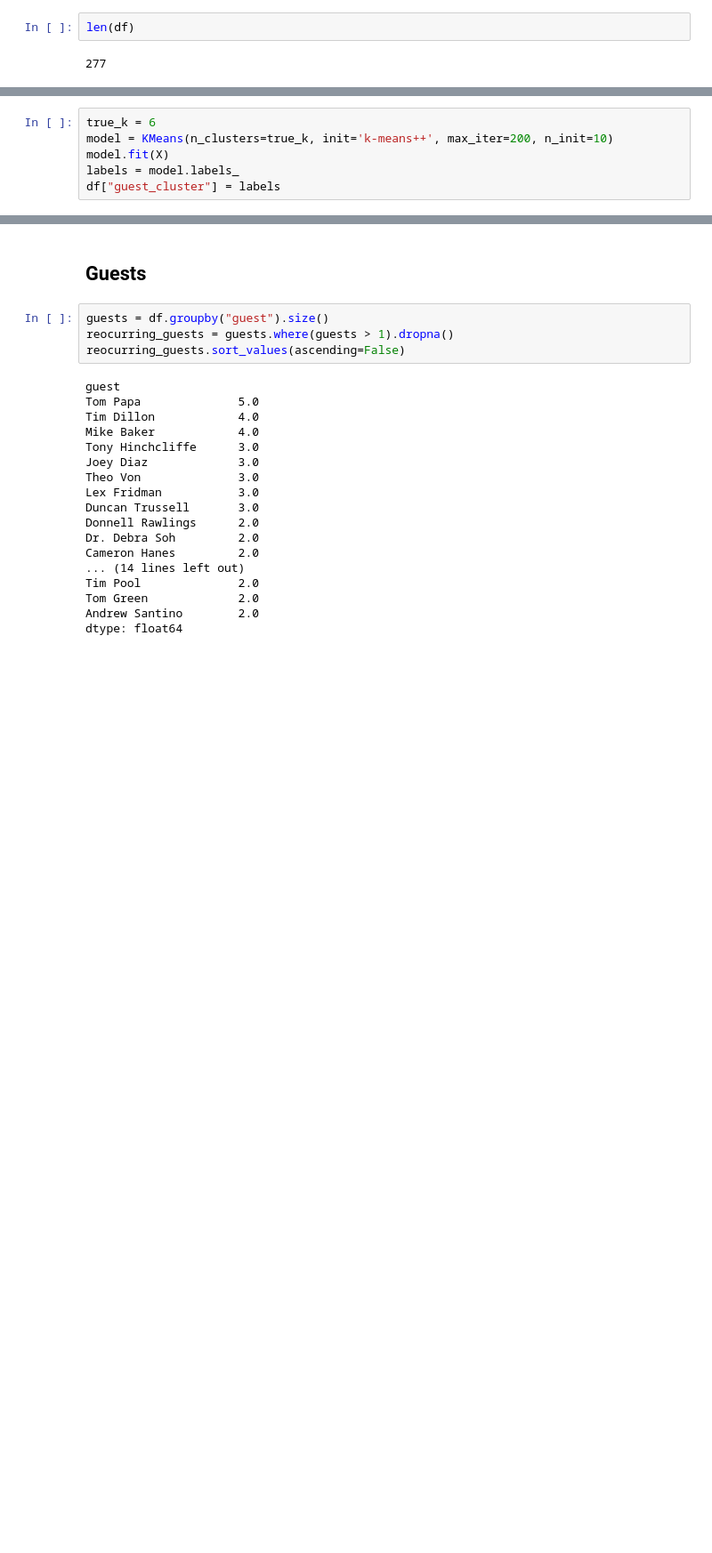
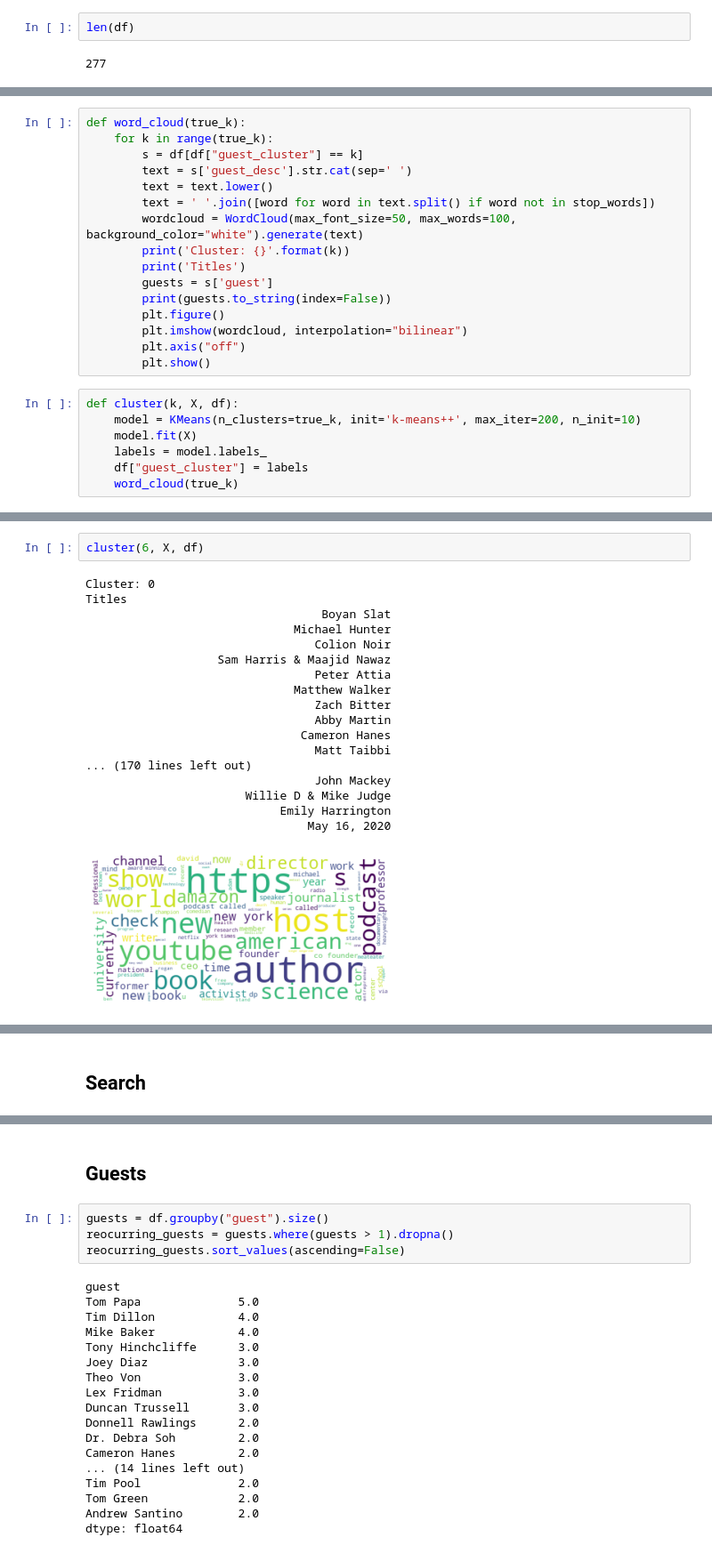
Before and after one commit to BryceHamilton/jre, a Jupyter notebook: analysis.ipynb, the cells around one changed output, grey strips where cells are left out. Shown: that part at 89% size. Drawn from its saved outputs; the diff is of its cells as text; blank space fills up the shorter version.

```diff
--- a/analysis.ipynb
+++ b/analysis.ipynb
@@ -28,6 +57,23 @@ X = vectorizer.fit_transform(all_docs)
+# %%
+def word_cloud(true_k):
+    for k in range(true_k):
+        s = df[df["guest_cluster"] == k]
+        text = s['guest_desc'].str.cat(sep=' ')
+        text = text.lower()
+        text = ' '.join([word for word in text.split() if word not in stop_words])
+        wordcloud = WordCloud(max_font_size=50, max_words=100, background_color="white").generate(text)
+        print('Cluster: {}'.format(k))
+        print('Titles')
+        guests = s['guest']
+        print(guests.to_string(index=False))
+        plt.figure()
+        plt.imshow(wordcloud, interpolation="bilinear")
+        plt.axis("off")
+        plt.show()
 # %%
-true_k = 6
-model = KMeans(n_clusters=true_k, init='k-means++', max_iter=200, n_init=10)
-model.fit(X)
-labels = model.labels_
-df["guest_cluster"] = labels
+def cluster(k, X, df):
+    model = KMeans(n_clusters=true_k, init='k-means++', max_iter=200, n_init=10)
+    model.fit(X)
+    labels = model.labels_
+    df["guest_cluster"] = labels
+    word_cloud(true_k)
@@ -60,0 +85,21 @@ dtype: int64
+# %%
+cluster(6, X, df)
+# %% [output]
+Cluster: 0
+Titles
+                                  Boyan Slat
+                              Michael Hunter
+                                 Colion Noir
+                   Sam Harris & Maajid Nawaz
+                                 Peter Attia
+                              Matthew Walker
+                                 Zach Bitter
+                                 Abby Martin
+                               Cameron Hanes
+                                 Matt Taibbi
+... (170 lines left out)
+                                 John Mackey
+                       Willie D & Mike Judge
+                            Emily Harrington
+                                May 16, 2020
+[figure, added]
@@ -61 +137,3 @@ dtype: int64
+# %% [markdown]
+## Search
 # %%
```
Also changed, not shown: parts of 16 cells of this notebook.
